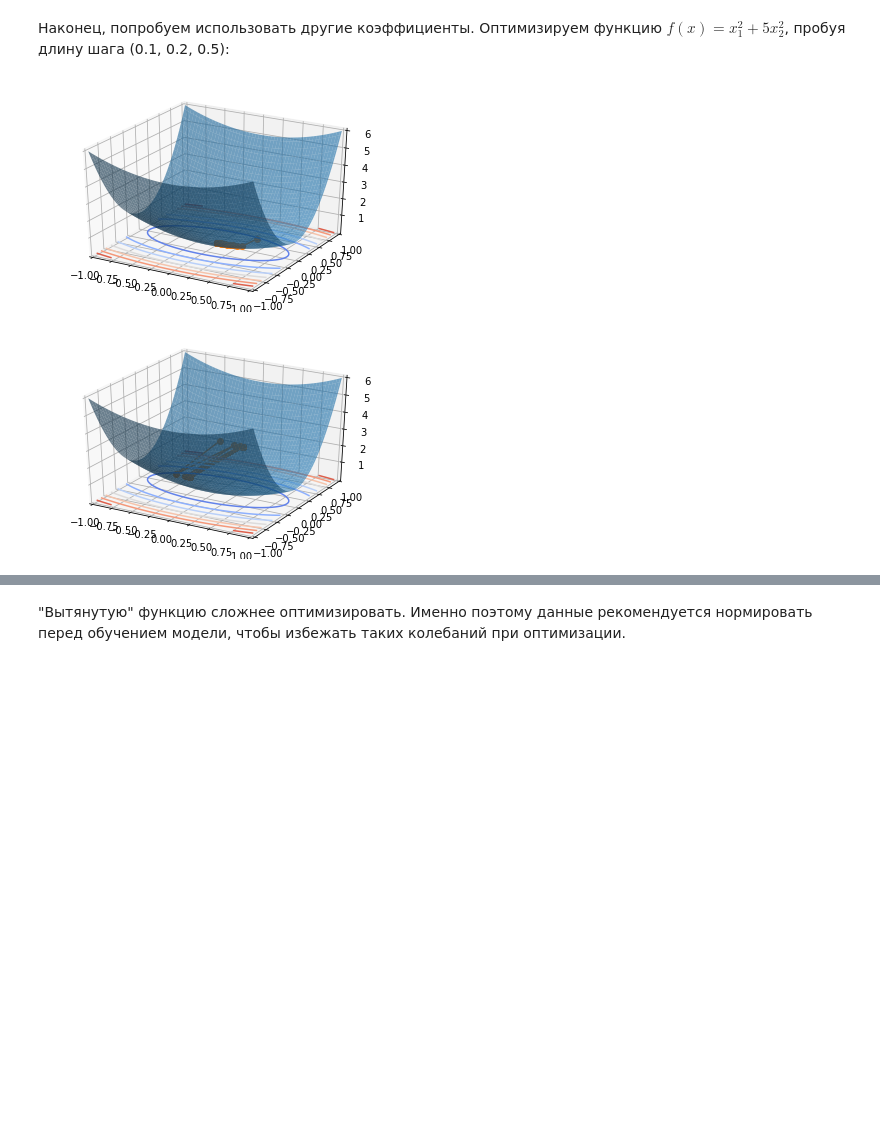
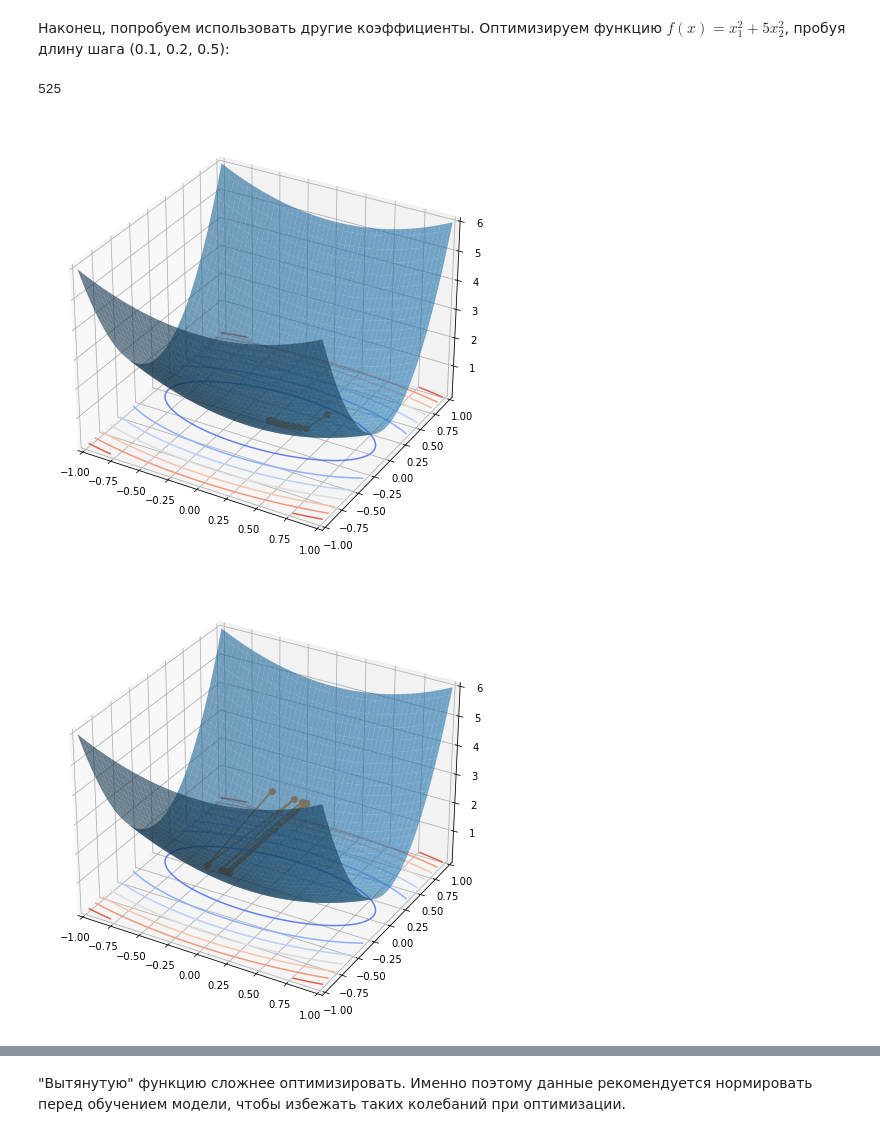
Before and after one commit to AsyaKarpova/ml_nes_2021, a Jupyter notebook: sem5/sem5_grad.ipynb, the cells around one changed output, grey strips where cells are left out. Cells and saved outputs as stored; diff of their text form; code cells hidden in the pictures; blank space fills up the shorter version.

Commit message:
fix: plots

```diff
--- a/sem5/sem5_grad.ipynb
+++ b/sem5/sem5_grad.ipynb
@@ -21,7 +21,7 @@ def plot_3d(fun, a=-1, b=1, c=-1, d=1, trace=None):
     trace : np.array размера N x 2 - координаты на плоскости,
             обозначающие точки ломаной
     """
-    fig = plt.figure()
+    fig = plt.figure(figsize=(10, 8))
 
     # Make grid
     x1_ = np.linspace(a, b, 100)
@@ -69,12 +69,10 @@ def fun(x1, x2, c1=1, c2=1):
 Теперь надо реализовать подсчет градиента функции fun. Напишите код функции вычисления градиента в одной точке согласно описанию:
 # %%
 def grad_fun(x1, x2, c1=1, c2=1):
-    """
-    Функция берет 2 числа, обозначающую точку, в которой вычисляется градиент,
+    """Функция берет 2 числа, обозначающую точку, в которой вычисляется градиент,
     и возвращает np.array размера (2,) - градиент квадратичной функции
-    Опциональные аргументы: c1 и c2 - коэффициенты
-    """
-    return # your code
+    Опциональные аргументы: c1 и c2 - коэффициенты"""
+    return np.array([2 * c1 * x1, 2 * c2 * x2])
 # %% [markdown]
 Теперь реализуем градиентный спуск.
 Он работает следующим образом:
@@ -86,20 +84,23 @@ $$x^{(t)} = x^{(t-1)} - \alpha \nabla_{x^{(t-1)}} f$$
 Допишите функцию согласно описанию:
 # %%
 def grad_descend(grad_fun, step_size=0.1, num_steps=50):
-    """
-    Реализует градиентный спуск
-    Аргументы:
-    * grad_fun - функция, вычисляющая градиент
-    * step_size - длина шага
-    * num_steps - число итераций
+    """Реализует градиентный спуск.
 
-    Возвращает np.array размера (num_steps+1) x 2,
-    (i+1)-й элемент - точка на (i+1)-й итеарации,
-    нулевой элемент - случайная инициализация
+    Args:
+      grad_fun: Функция, вычисляющая градиент.
+      step_size: Длина шага.
+      num_steps: Число итераций.
+
+    Returns: np.array размера (num_steps+1) x 2, (i+1)-й элемент - точка на (i+1)-й итеарации,
+      нулевой элемент - случайная инициализация
     """
     x = np.random.rand(2) * 4 - 2
-    # your code
-    return
+    traj = np.zeros((num_steps + 1, 2))
+    traj[0] = x
+    for i in range(num_steps):
+        x -= step_size * grad_fun(x[0], x[1])
+        traj[i+1] = x
+    return traj
 # %% [markdown]
 Теперь мы готовы визуализировать градиентный спуск. Для этого передадим нашу траекторию оптимизации в качестве последнего аргумента функции plot_3d.
 # %%
@@ -134,13 +135,23 @@ for ss in [0.01, 0.1, 0.5, 1]:
 # %% [markdown]
 Наконец, попробуем использовать другие коэффициенты.
 Оптимизируем функцию $f(x) = x_1^2 + 5 x_2^2$, пробуя длину шага (0.1, 0.2, 0.5):
+# %%
+x1=5
+x2=10
+grad_fun(x1, x2, 1, 5)
+fun(x1, x2, 1, 5)
+# %% [output]
+525
 # %%
 fun_c = lambda x1, x2: fun(x1, x2, 1, 5)
 grad_fun_c = lambda x1, x2: grad_fun(x1, x2, 1, 5)
 
+
+ss_tarce = {}
 for ss in [0.1, 0.2, 0.5]:
     trace = grad_descend(grad_fun_c, step_size=ss)
+    ss_tarce[ss] = trace
     plot_3d(fun_c, trace=trace)
 # %% [output]
-[figure, old version]
+[figure, new version]
-[figure, old version]
+[figure, new version]
```
Also changed, not shown: parts of 19 cells of this notebook.
